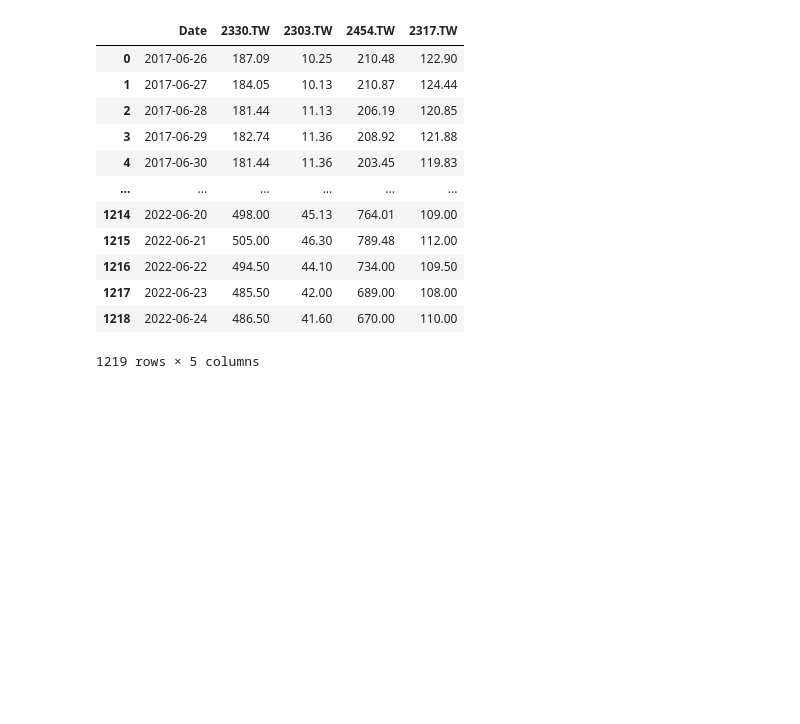
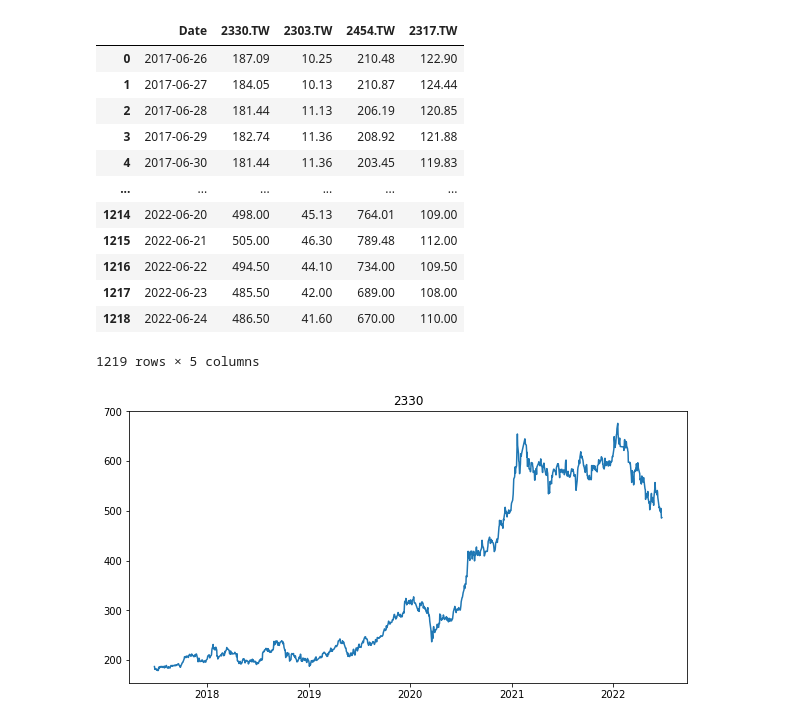
Before and after one commit to roberthsu2003/pythonWindow, a Jupyter notebook: 職能發展學院/lesson6_1/lesson6_2.ipynb, the cells around one changed output. Drawn from its saved outputs; the diff is of its cells as text; code cells hidden in the pictures; blank space fills up the shorter version.

```diff
--- a/職能發展學院/lesson6_1/lesson6_2.ipynb
+++ b/職能發展學院/lesson6_1/lesson6_2.ipynb
@@ -101,3 +101,12 @@ dataFrame
 | 1217 | 2022-06-23 | 485.50 | 42.00 | 689.00 | 108.00 |
 | 1218 | 2022-06-24 | 486.50 | 41.60 | 670.00 | 110.00 |
 1219 rows × 5 columns
+# %%
+import matplotlib.pyplot as plt
+figure = plt.figure(figsize=(10,5))
+ax1 = figure.add_subplot(1,1,1)
+ax1.plot(dataFrame['Date'],dataFrame['2330.TW'])
+plt.title('2330')
+plt.show()
+# %% [output]
+[figure, added]
```
